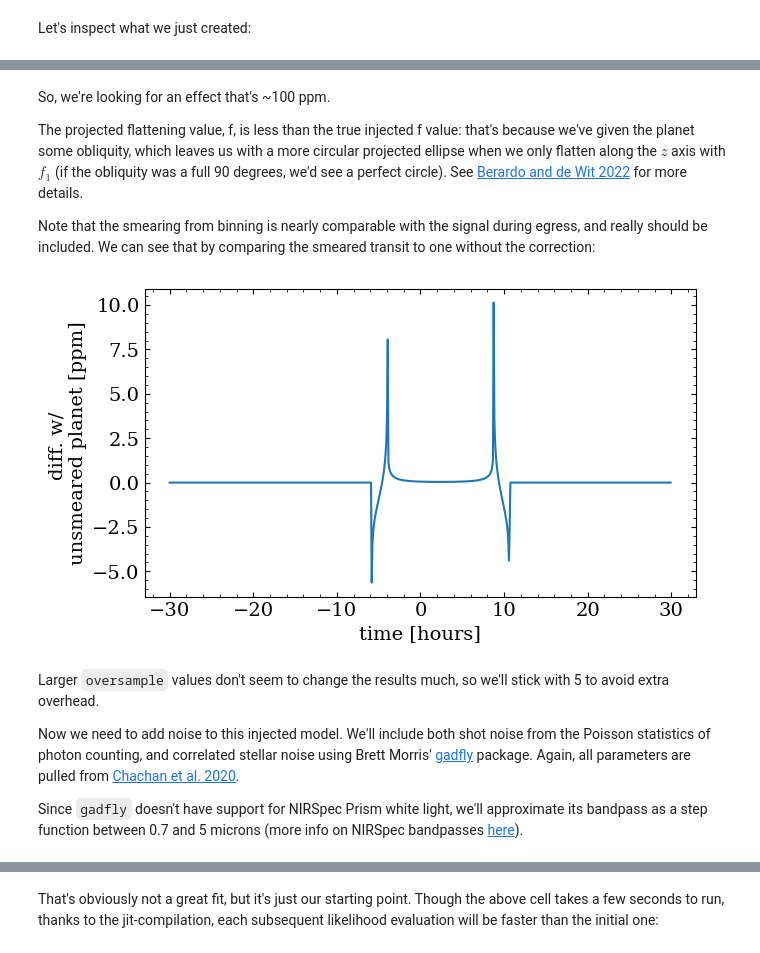
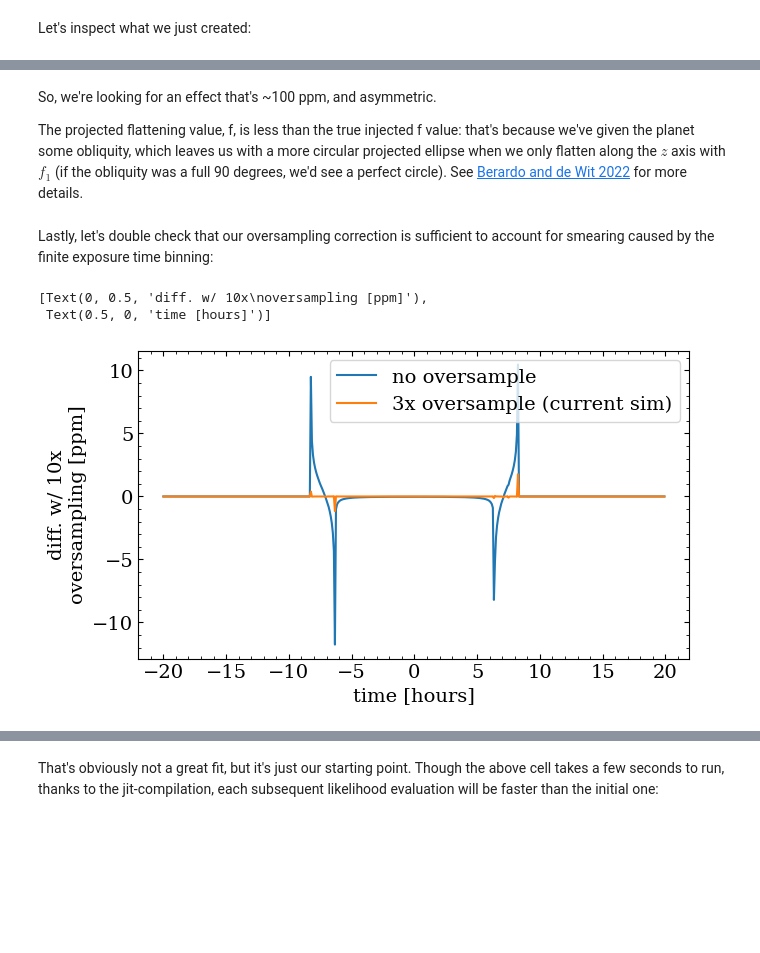
Before and after one commit to ben-cassese/squishyplanet, a Jupyter notebook: docs/tutorials/fit_oblate_transit.ipynb, the cells around one changed output, grey strips where cells are left out. Cells and saved outputs as stored; diff of their text form; code cells hidden in the pictures; blank space fills up the shorter version.

```diff
--- a/docs/tutorials/fit_oblate_transit.ipynb
+++ b/docs/tutorials/fit_oblate_transit.ipynb
@@ -77,29 +388,34 @@ Projected flattening: 0.08500084360457456
 # %% [markdown]
-So, we're looking for an effect that's ~100 ppm.
+So, we're looking for an effect that's ~100 ppm, and asymmetric.
 
 The projected flattening value, f, is less than the true injected f value: that's because we've given the planet some obliquity, which leaves us with a more circular projected ellipse when we only flatten along the $z$ axis with $f_1$ (if the obliquity was a full 90 degrees, we'd see a perfect circle). See [Berardo and de Wit 2022](https://ui.adsabs.harvard.edu/abs/2022ApJ...935..178B/abstract) for more details.
-
-
-Note that the smearing from binning is nearly comparable with the signal during egress, and really should be included. We can see that by comparing the smeared transit to one without the correction:
+# %% [markdown]
+Lastly, let's double check that our oversampling correction is sufficient to account for smearing caused by the finite exposure time binning:
 # %%
-unsmeared_planet_state = injected_state.copy()
-unsmeared_planet_state["oversample"] = 1
-unsmeared_planet = OblateSystem(**unsmeared_planet_state)
-unsmeared_transit = unsmeared_planet.lightcurve()
+no_oversample_planet_state = injected_state.copy()
+no_oversample_planet_state["oversample"] = 1
+no_oversample_planet = OblateSystem(**no_oversample_planet_state)
+no_oversample_transit = no_oversample_planet.lightcurve()
+
+supersampled_planet_state = injected_state.copy()
+supersampled_planet_state["oversample"] = 10
+supersampled_planet = OblateSystem(**supersampled_planet_state)
+supersampled_transit = supersampled_planet.lightcurve()
 
 fig, ax = plt.subplots()
 ax.plot(
     times * u.day.to(u.hour),
-    (injected_transit - unsmeared_transit) * 1e6,
-    label="unsmeared",
+    (no_oversample_transit - supersampled_transit) * 1e6,
+    label="no oversample",
 )
-ax.set(ylabel="diff. w/ \nunsmeared planet [ppm]", xlabel="time [hours]")
+ax.plot(
+    times * u.day.to(u.hour),
+    (injected_transit - supersampled_transit) * 1e6,
+    label="3x oversample (current sim)",
+)
+ax.legend()
+ax.set(ylabel="diff. w/ 10x\noversampling [ppm]", xlabel="time [hours]")
 # %% [output]
+[Text(0, 0.5, 'diff. w/ 10x\noversampling [ppm]'),
+ Text(0.5, 0, 'time [hours]')]
-[figure, old version]
+[figure, new version]
-# %% [markdown]
-Larger `oversample` values don't seem to change the results much, so we'll stick with 5 to avoid extra overhead.
-
-Now we need to add noise to this injected model. We'll include both shot noise from the Poisson statistics of photon counting, and correlated stellar noise using Brett Morris'
-[gadfly](https://gadfly-astro.readthedocs.io/en/latest/) package. Again, all parameters are pulled from [Chachan et al. 2020](https://ui.adsabs.harvard.edu/abs/2022ApJ...926...62C/abstract).
-
-Since ``gadfly`` doesn't have support for NIRSpec Prism white light, we'll approximate its bandpass as a step function between 0.7 and 5 microns (more info on NIRSpec bandpasses [here](https://jwst-docs.stsci.edu/jwst-near-infrared-spectrograph/nirspec-instrumentation/nirspec-dispersers-and-filters)).
```
Also changed, not shown: parts of 51 cells of this notebook, 20 other files.
